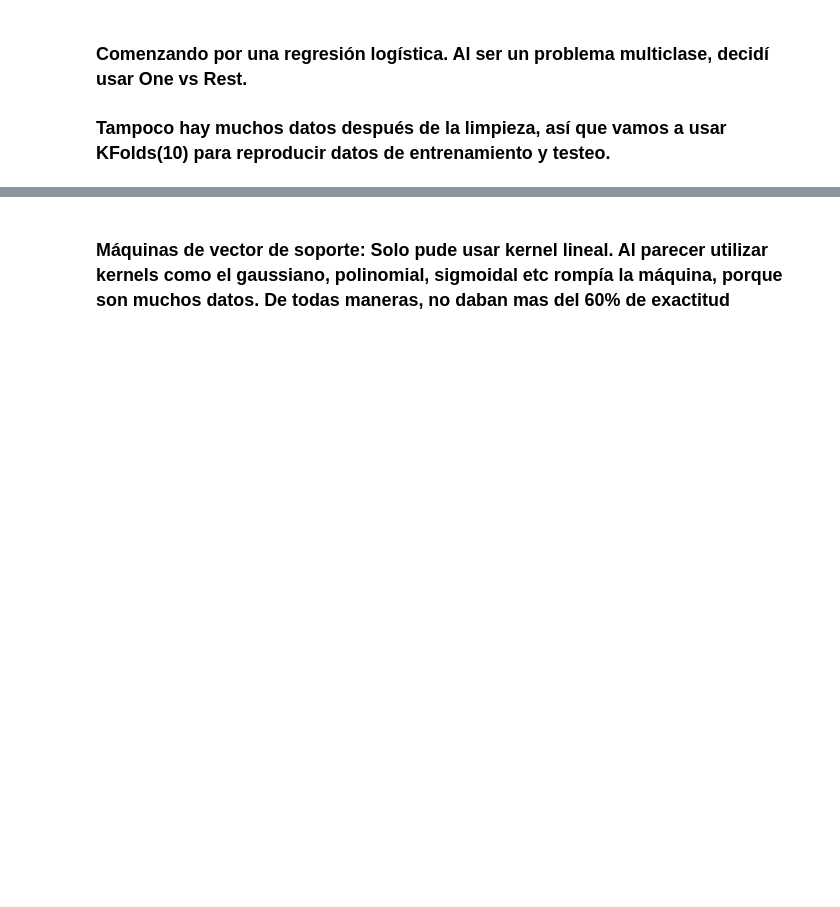
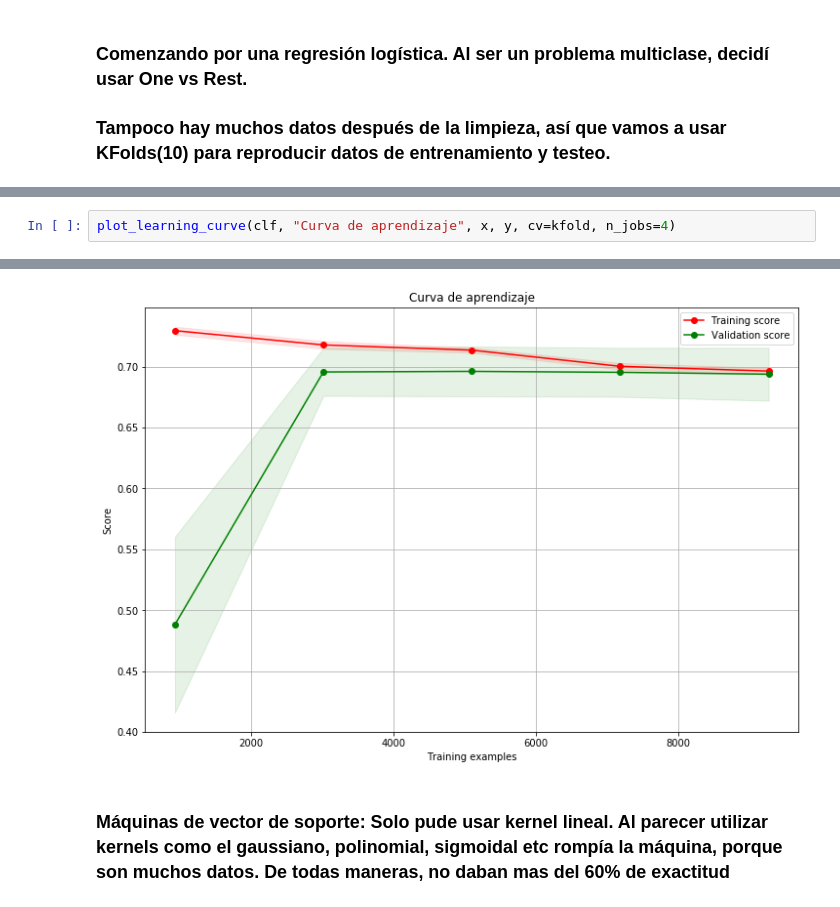
Before and after one commit to victornoriega/nhanes-project, a Jupyter notebook: Clasificacion.ipynb, the cells around one changed output, grey strips where cells are left out. Cells and saved outputs as stored; diff of their text form; blank space fills up the shorter version.

```diff
--- a/Clasificacion.ipynb
+++ b/Clasificacion.ipynb
@@ -64,0 +150,3 @@ print(resultados.mean(), resultados.std())
+# %%
+plot_learning_curve(clf, "Curva de aprendizaje", x, y, cv=kfold, n_jobs=4)
+# %% [output]
@@ -65,3 +154,4 @@ print(resultados.mean(), resultados.std())
+[figure, added]
 # %% [markdown]
 ### Máquinas de vector de soporte: Solo pude usar kernel lineal. Al parecer utilizar kernels como el gaussiano, polinomial, sigmoidal etc rompía la máquina, porque son muchos datos. De todas maneras, no daban mas del 60% de exactitud
 # %%
```
Also changed, not shown: parts of 20 cells of this notebook, 2 other files.
